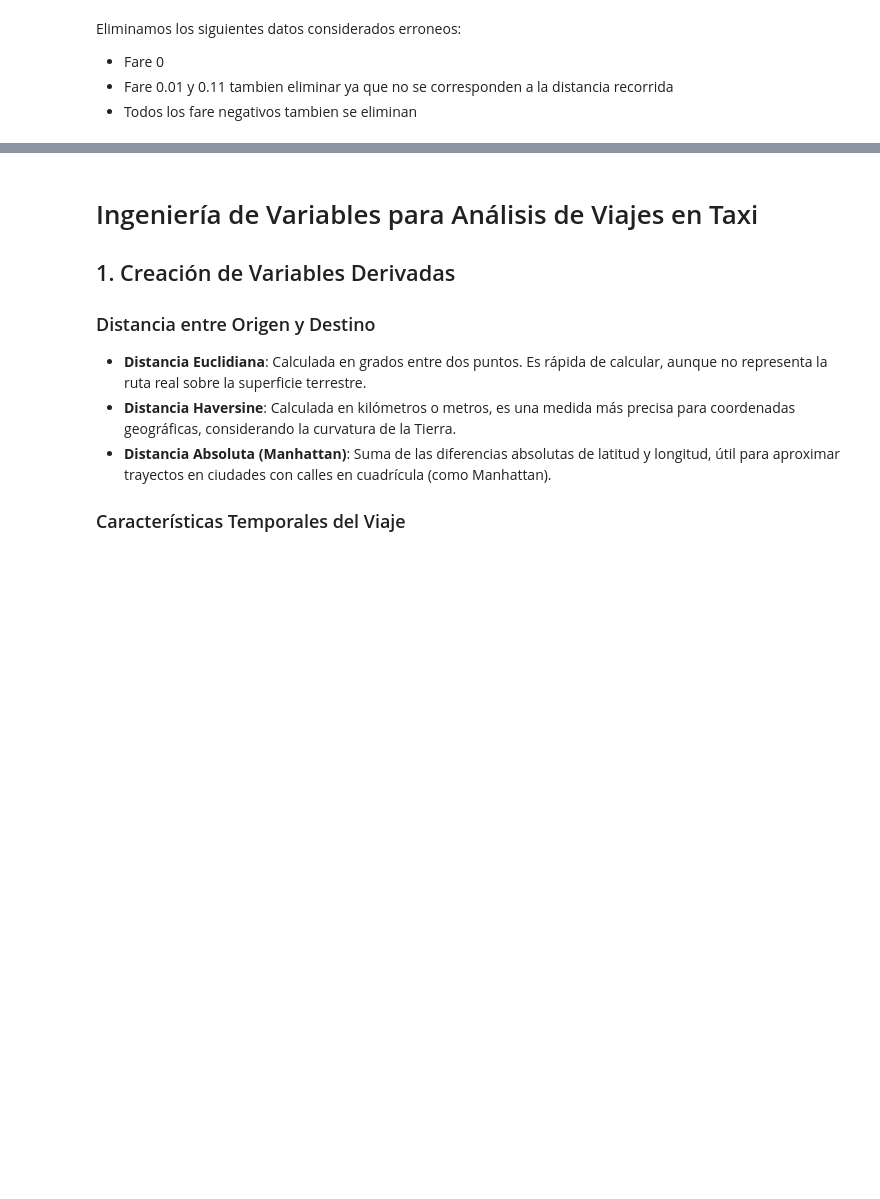
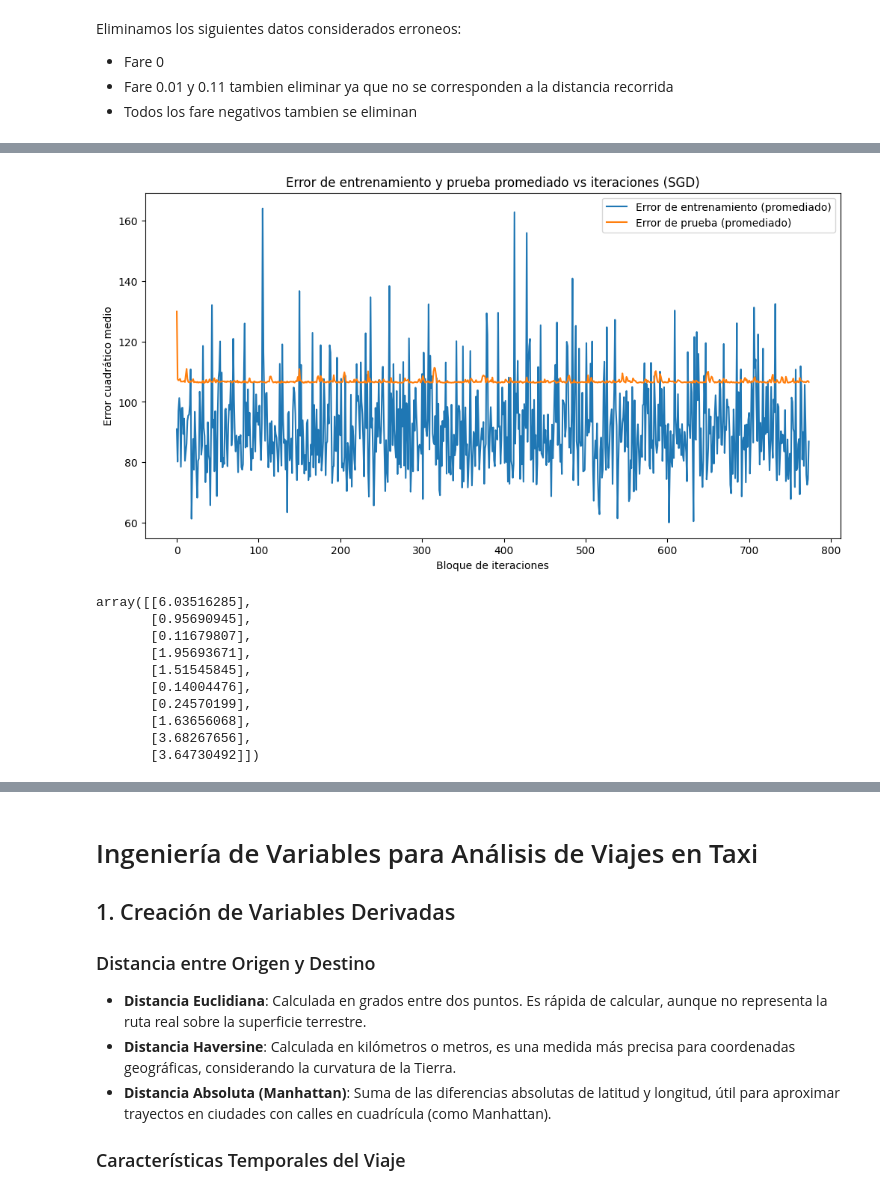
Before and after one commit to FedeZ2008/AA1-TUIA-2025C2-LEON-ZIMMER, a Jupyter notebook: TP1_Regresion.ipynb, the cells around one changed output, grey strips where cells are left out. Drawn from its saved outputs; the diff is of its cells as text; code cells hidden in the pictures; blank space fills up the shorter version.

```diff
--- a/TP1_Regresion.ipynb
+++ b/TP1_Regresion.ipynb
@@ -744 +744,69 @@ array([[ 3.80405441],
+# %%
+def stochastic_gradient_descent_avg(X_train, y_train, X_test, y_test, lr=0.01, epochs=100, avg_window=1000):
+    n = X_train.shape[0]
+    m = X_train.shape[1]
+
+    X_train = np.hstack((np.ones((n, 1)), X_train))
+    X_test = np.hstack((np.ones((X_test.shape[0], 1)), X_test))
+
+    W = np.random.randn(m + 1).reshape(-1, 1)
+
+    train_errors = []
+    test_errors = []
+
+    for i in range(epochs):
+        permutation = np.random.permutation(n)
+        X_train = X_train[permutation]
+        y_train = y_train[permutation]
+
+        for j in range(n):
+            x_sample = X_train[j]
+            y_sample = y_train[j][0]
+
+            prediction = np.matmul(x_sample, W)
+            error = y_sample - prediction
+            train_mse = error ** 2
+            train_errors.append(train_mse)
+
+            prediction_test = np.matmul(X_test, W)
+            error_test = y_test - prediction_test
+            test_mse = np.mean(error_test ** 2)
+            test_errors.append(test_mse)
+
+            gradient = -2 * error * x_sample.T.reshape(-1, 1)
+            W = W - (lr * gradient)
+
+    # Promediar errores cada avg_window iteraciones
+    def moving_average(arr, window):
+        arr = np.array(arr).flatten()
+        return [np.mean(arr[i:i+window]) for i in range(0, len(arr), window)]
+
+    train_errors_avg = moving_average(train_errors, avg_window)
+    test_errors_avg = moving_average(test_errors, avg_window)
+
+    plt.figure(figsize=(12, 6))
+    plt.plot(train_errors_avg, label='Error de entrenamiento (promediado)')
+    plt.plot(test_errors_avg, label='Error de prueba (promediado)')
+    plt.xlabel('Bloque de iteraciones')
+    plt.ylabel('Error cuadrático medio')
+    plt.legend()
+    plt.title('Error de entrenamiento y prueba promediado vs iteraciones (SGD)')
+    plt.show()
+
+    return W
+
+# Usar la función promediada:
+stochastic_gradient_descent_avg(X_km_train_rs, y_train_rs, X_km_test_rs, y_test_rs, lr=0.0005, epochs=5, avg_window=1000)
+# %% [output]
+[figure, added]
+array([[6.03516285],
+       [0.95690945],
+       [0.11679807],
+       [1.95693671],
+       [1.51545845],
+       [0.14004476],
+       [0.24570199],
+       [1.63656068],
+       [3.68267656],
+       [3.64730492]])
 # %%
```
Also changed, not shown: parts of 13 cells of this notebook.
